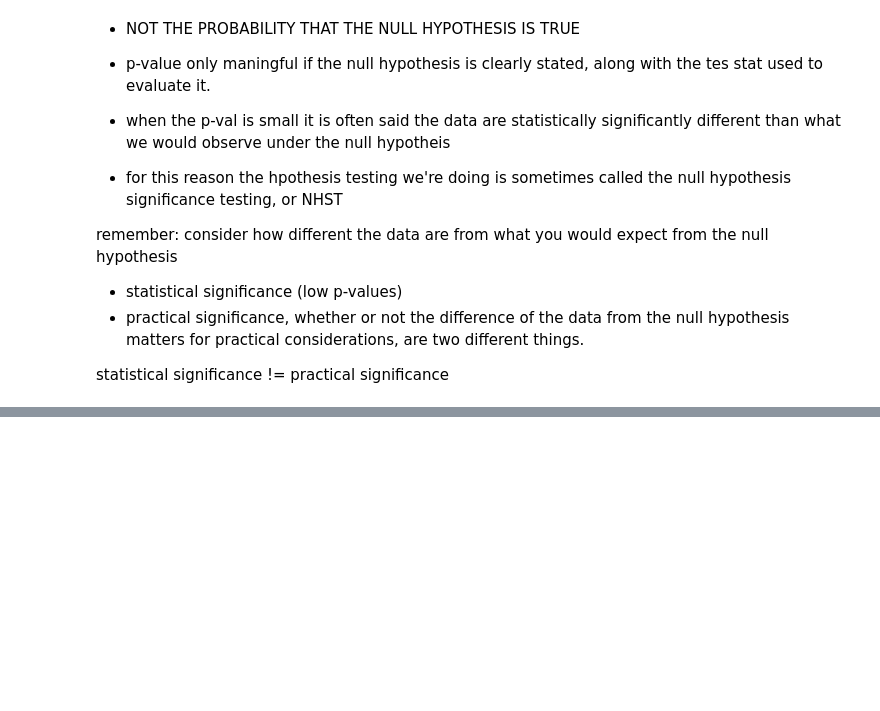
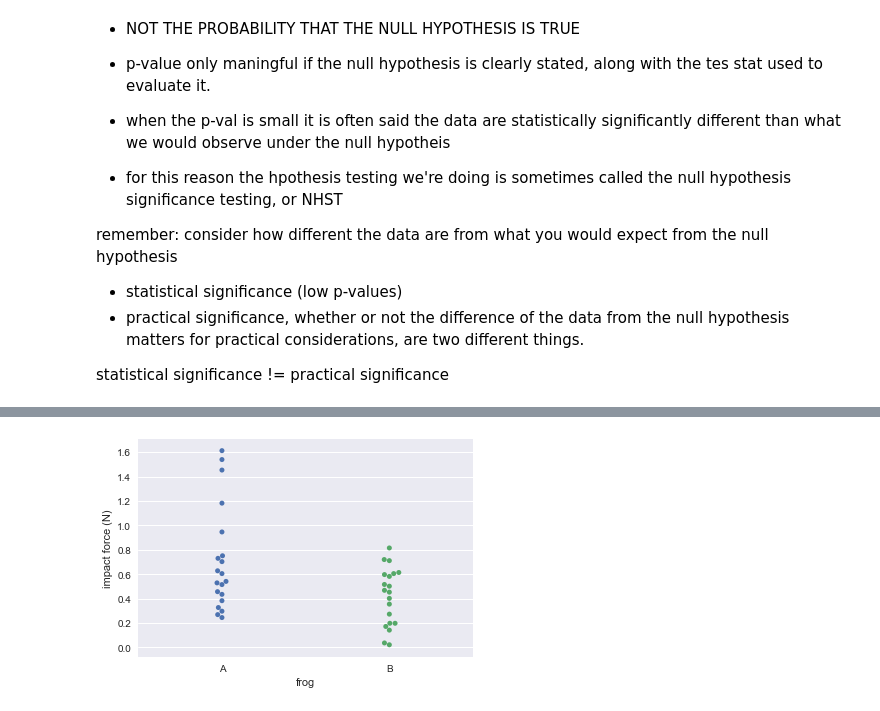
Before and after one commit to paulo-g-martinez/statistical-thinking-in-python-datacamp, a Jupyter notebook: statistical-thinking-in-py-part2.ipynb, the cells around one changed output, grey strips where cells are left out. Cells and saved outputs as stored; diff of their text form; code cells hidden in the pictures; blank space fills up the shorter version.

```diff
--- a/statistical-thinking-in-py-part2.ipynb
+++ b/statistical-thinking-in-py-part2.ipynb
@@ -1180,3 +1180,18 @@ def draw_perm_reps(data_1, data_2, func, size=1):
         perm_replicates[i] = func(perm_sample_1, perm_sample_2)
 
     return perm_replicates
+# %%
+ID = ['A', 'A', 'A', 'A', 'A', 'A', 'A', 'A', 'A', 'A', 'A', 'A', 'A',
+       'A', 'A', 'A', 'A', 'A', 'A', 'A', 'B', 'B', 'B', 'B', 'B', 'B',
+       'B', 'B', 'B', 'B', 'B', 'B', 'B', 'B', 'B', 'B', 'B', 'B', 'B',
+       'B']
+impact_force = [1.612, 0.605, 0.327, 0.946, 0.541, 1.539, 0.529, 0.628, 1.453,
+       0.297, 0.703, 0.269, 0.751, 0.245, 1.182, 0.515, 0.435, 0.383,
+       0.457, 0.73 , 0.172, 0.142, 0.037, 0.453, 0.355, 0.022, 0.502,
+       0.273, 0.72 , 0.582, 0.198, 0.198, 0.597, 0.516, 0.815, 0.402,
+       0.605, 0.711, 0.614, 0.468]
+
+frogs_df = pd.DataFrame(ID, impact_force)
+frogs_df.reset_index(inplace=True)
+frogs_df.columns = ['impact_force', 'ID']
+frogs_df.head()
@@ -1182,0 +1205,8 @@ def draw_perm_reps(data_1, data_2, func, size=1):
+# %%
+# swarm plot
+sns.swarmplot(x = 'ID', y = 'impact_force', data = frogs_df)
+plt.xlabel('frog')
+plt.ylabel('impact force (N)')
+plt.show()
+# %% [output]
+[figure, added]
```
Also changed, not shown: parts of 7 cells of this notebook.
